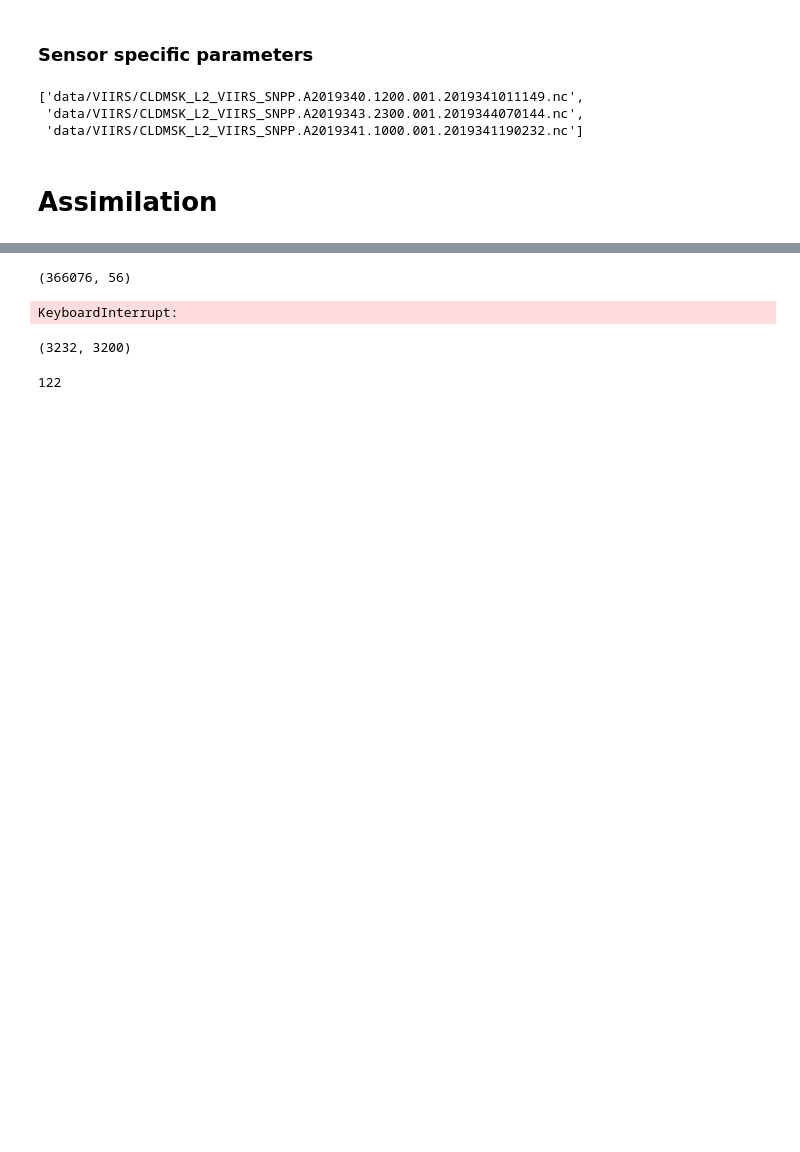
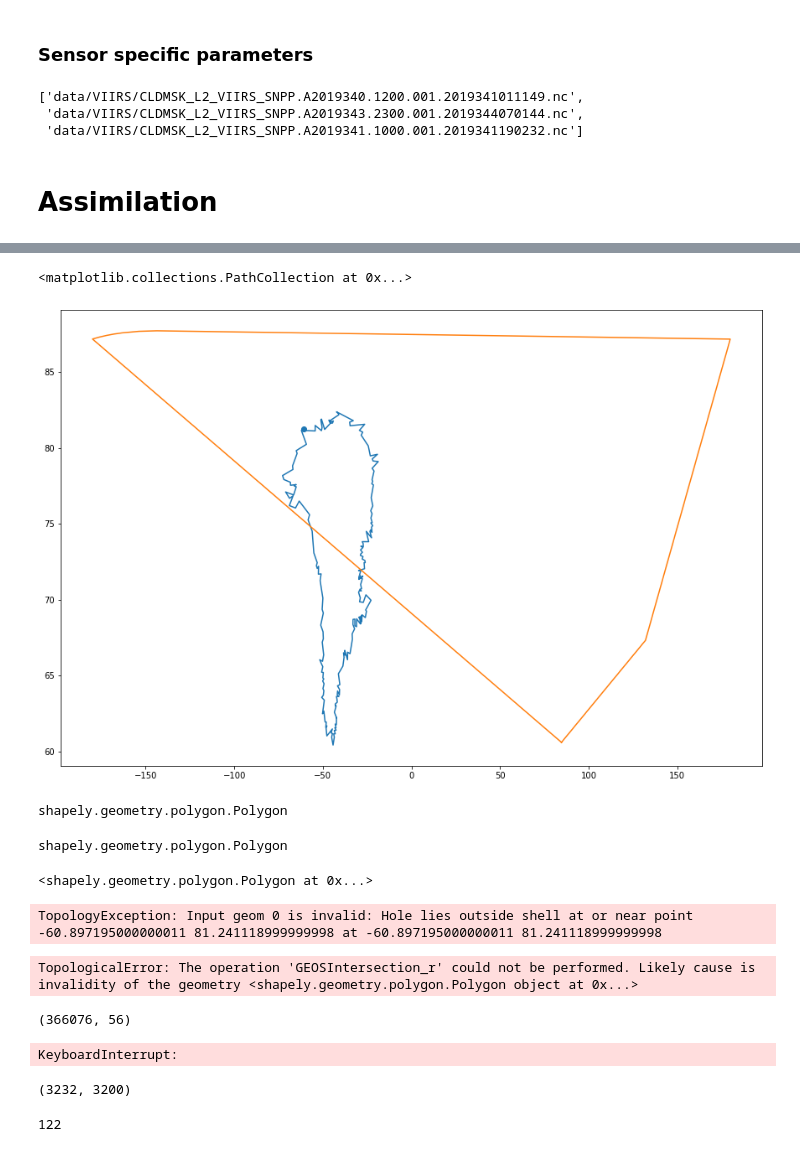
Before and after one commit to ICESAT-2HackWeek/CloudMask, a Jupyter notebook: Assimilation.ipynb, the cells around one changed output, grey strips where cells are left out. Saved outputs shown, nothing was run; the diff lists cells and outputs as text; code cells hidden in the pictures; blank space fills up the shorter version.

```diff
--- a/Assimilation.ipynb
+++ b/Assimilation.ipynb
@@ -317,3 +391,28 @@ AssertionError: Your search returned no results; try different search parameters
+# %%
+plt.plot(Greenland_lon, Greenland_lat)
+cloud_contour_lon, cloud_contour_lat =  cloud_contour.exterior.xy
+plt.plot(cloud_contour_lon, cloud_contour_lat)
+plt.scatter(-60.897195000000011, 81.241118999999998)
+# %% [output]
+<matplotlib.collections.PathCollection at 0x...>
+[figure, added]
+# %%
+type(polygon_Greenland)
+# %% [output]
+shapely.geometry.polygon.Polygon
+# %%
+type(cloud_contour)
+# %% [output]
+shapely.geometry.polygon.Polygon
+# %%
+cloud_contour.intersection(polygon_Greenland.convex_hull)
+# %% [output]
+<shapely.geometry.polygon.Polygon at 0x...>
+# %%
+Green_cloud_intersection = polygon_Greenland.intersection(cloud_contour)
+# %% [output]
+TopologyException: Input geom 0 is invalid: Hole lies outside shell at or near point -60.897195000000011 81.241118999999998 at -60.897195000000011 81.241118999999998
+TopologicalError: The operation 'GEOSIntersection_r' could not be performed. Likely cause is invalidity of the geometry <shapely.geometry.polygon.Polygon object at 0x...>
 # %%
 df.shape
 # %% [output]
```
Also changed, not shown: parts of 8 cells of this notebook.
